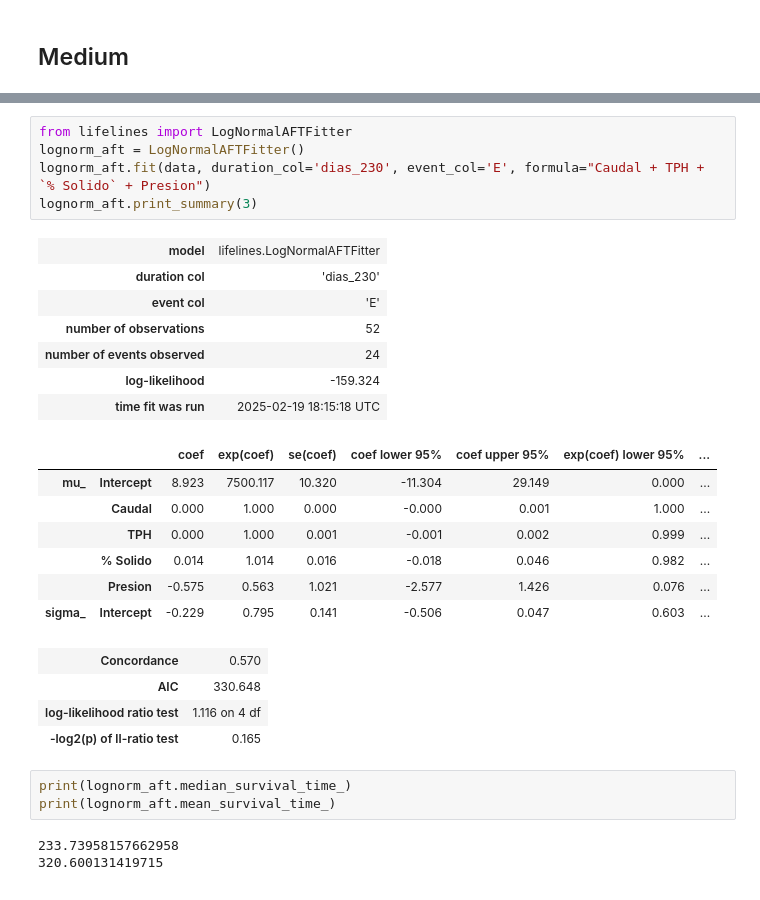
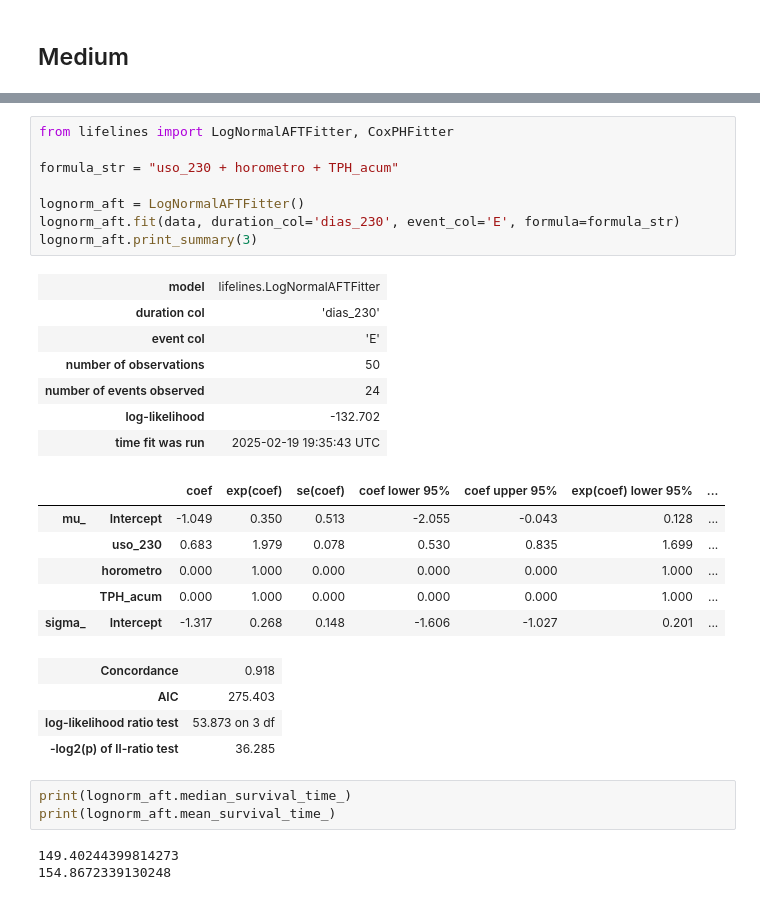
Before and after one commit to fvaldes17/SA, a Jupyter notebook: Modelos/AFT_implementation.ipynb, the cells around one changed output, grey strips where cells are left out. Cells and saved outputs as stored; diff of their text form.

```diff
--- a/Modelos/AFT_implementation.ipynb
+++ b/Modelos/AFT_implementation.ipynb
@@ -93,30 +101,32 @@ The AIC value for LogLogisticFitter is 325.78366959263116
 # %%
-from lifelines import LogNormalAFTFitter
+from lifelines import LogNormalAFTFitter, CoxPHFitter
+
+formula_str = "uso_230 + horometro + TPH_acum"
+
 lognorm_aft = LogNormalAFTFitter()
-lognorm_aft.fit(data, duration_col='dias_230', event_col='E', formula="Caudal + TPH + `% Solido` + Presion")
+lognorm_aft.fit(data, duration_col='dias_230', event_col='E', formula=formula_str)
 lognorm_aft.print_summary(3)
 # %% [output]
 | model | lifelines.LogNormalAFTFitter |
 | duration col | 'dias_230' |
 | event col | 'E' |
-| number of observations | 52 |
+| number of observations | 50 |
 | number of events observed | 24 |
-| log-likelihood | -159.324 |
-| time fit was run | 2025-02-19 18:15:18 UTC |
+| log-likelihood | -132.702 |
+| time fit was run | 2025-02-19 19:35:43 UTC |
 |  |  | coef | exp(coef) | se(coef) | coef lower 95% | coef upper 95% | exp(coef) lower 95% | ... |
-| mu_ | Intercept | 8.923 | 7500.117 | 10.320 | -11.304 | 29.149 | 0.000 | ... |
-|  | Caudal | 0.000 | 1.000 | 0.000 | -0.000 | 0.001 | 1.000 | ... |
-|  | TPH | 0.000 | 1.000 | 0.001 | -0.001 | 0.002 | 0.999 | ... |
-|  | % Solido | 0.014 | 1.014 | 0.016 | -0.018 | 0.046 | 0.982 | ... |
-|  | Presion | -0.575 | 0.563 | 1.021 | -2.577 | 1.426 | 0.076 | ... |
-| sigma_ | Intercept | -0.229 | 0.795 | 0.141 | -0.506 | 0.047 | 0.603 | ... |
+| mu_ | Intercept | -1.049 | 0.350 | 0.513 | -2.055 | -0.043 | 0.128 | ... |
+|  | uso_230 | 0.683 | 1.979 | 0.078 | 0.530 | 0.835 | 1.699 | ... |
+|  | horometro | 0.000 | 1.000 | 0.000 | 0.000 | 0.000 | 1.000 | ... |
+|  | TPH_acum | 0.000 | 1.000 | 0.000 | 0.000 | 0.000 | 1.000 | ... |
+| sigma_ | Intercept | -1.317 | 0.268 | 0.148 | -1.606 | -1.027 | 0.201 | ... |
-| Concordance | 0.570 |
-| AIC | 330.648 |
-| log-likelihood ratio test | 1.116 on 4 df |
-| -log2(p) of ll-ratio test | 0.165 |
+| Concordance | 0.918 |
+| AIC | 275.403 |
+| log-likelihood ratio test | 53.873 on 3 df |
+| -log2(p) of ll-ratio test | 36.285 |
 # %%
 print(lognorm_aft.median_survival_time_)
 print(lognorm_aft.mean_survival_time_)
 # %% [output]
-233.73958157662958
-320.600131419715
+149.40244399814273
+154.8672339130248
```
Also changed, not shown: parts of 8 cells of this notebook, 4 other files.
